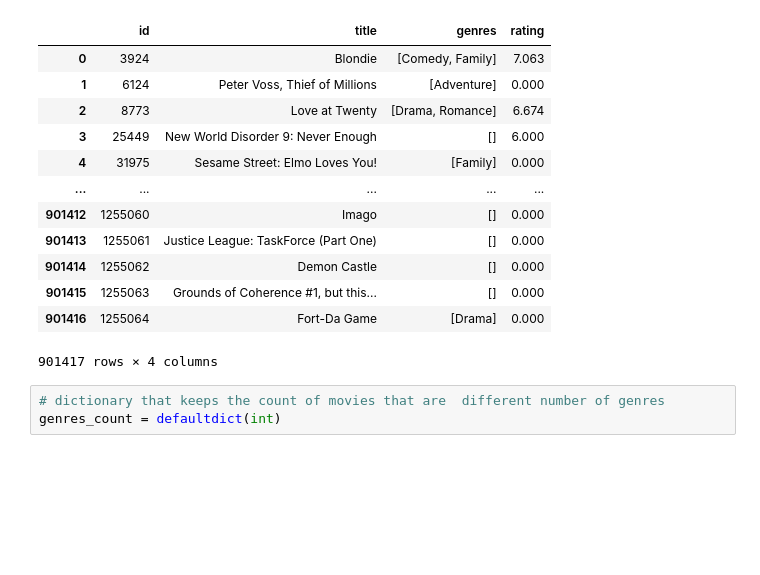
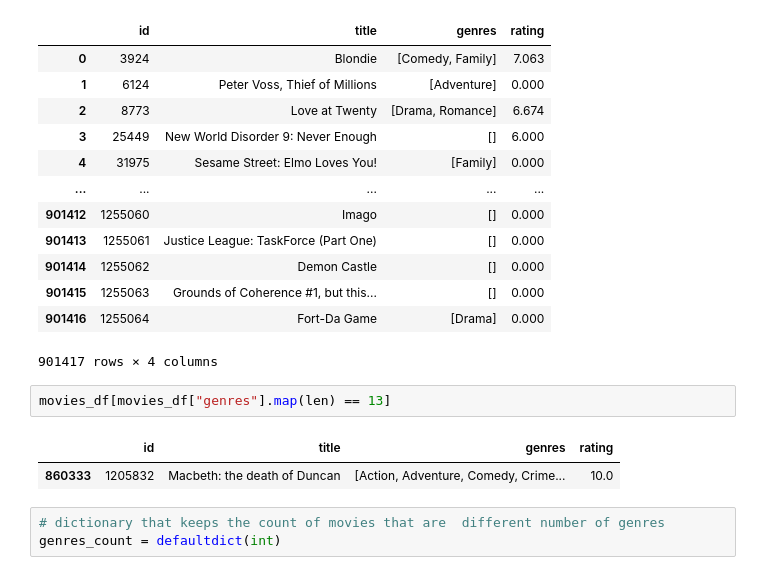
Before and after one commit to sariaslaso/movies_and_LLMs, a Jupyter notebook: predict_ratings/data_processing.ipynb, the cells around one changed output. Drawn from its saved outputs; the diff is of its cells as text; blank space fills up the shorter version.

```diff
--- a/predict_ratings/data_processing.ipynb
+++ b/predict_ratings/data_processing.ipynb
@@ -38,6 +38,11 @@ movies_df
 | 901415 | 1255063 | Grounds of Coherence #1, but this... | [] | 0.000 |
 | 901416 | 1255064 | Fort-Da Game | [Drama] | 0.000 |
 901417 rows × 4 columns
+# %%
+movies_df[movies_df["genres"].map(len) == 13]
+# %% [output]
+|  | id | title | genres | rating |
+| 860333 | 1205832 | Macbeth: the death of Duncan | [Action, Adventure, Comedy, Crime... | 10.0 |
 # %%
 # dictionary that keeps the count of movies that are  different number of genres
 genres_count = defaultdict(int)
```
Also changed, not shown: parts of 2 cells of this notebook.
